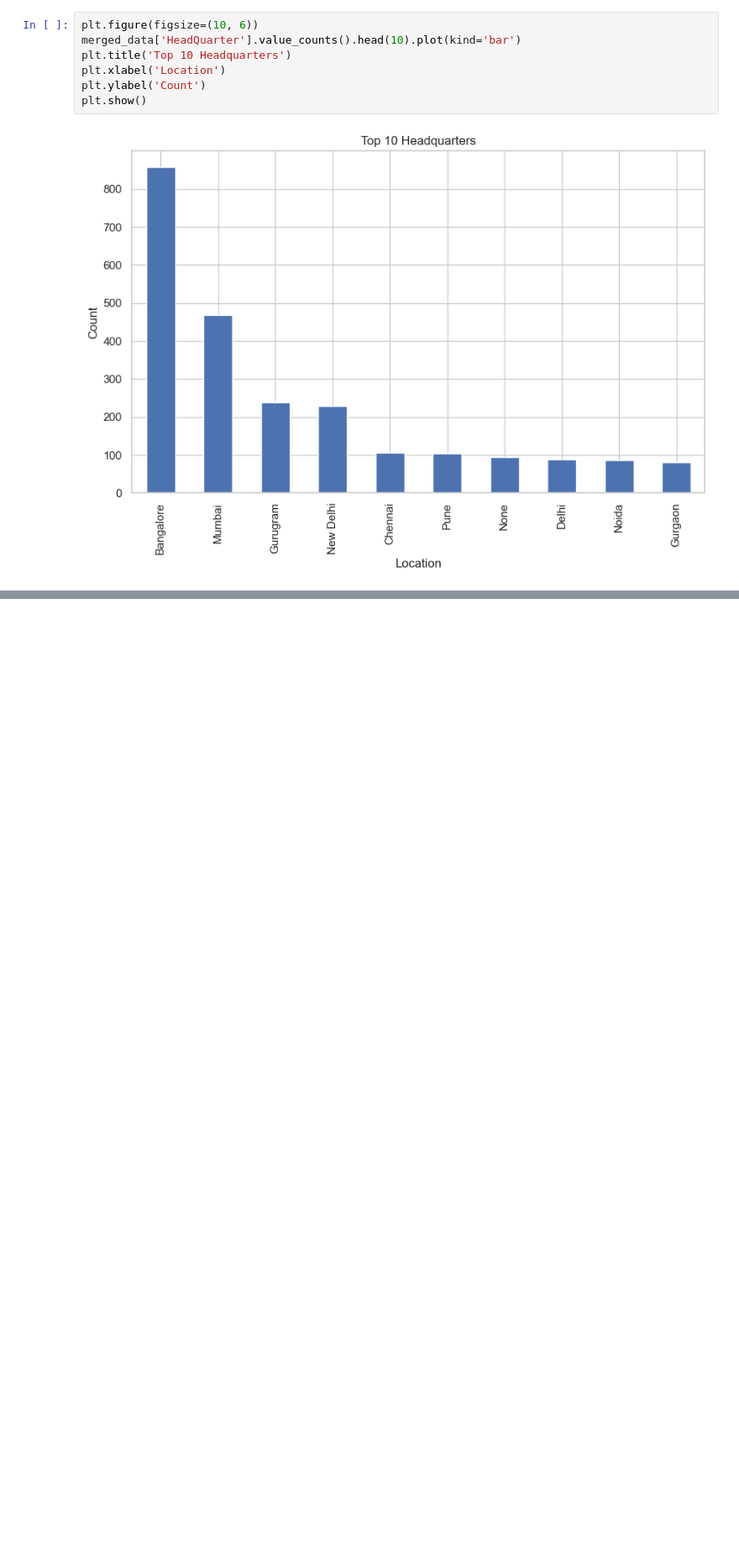
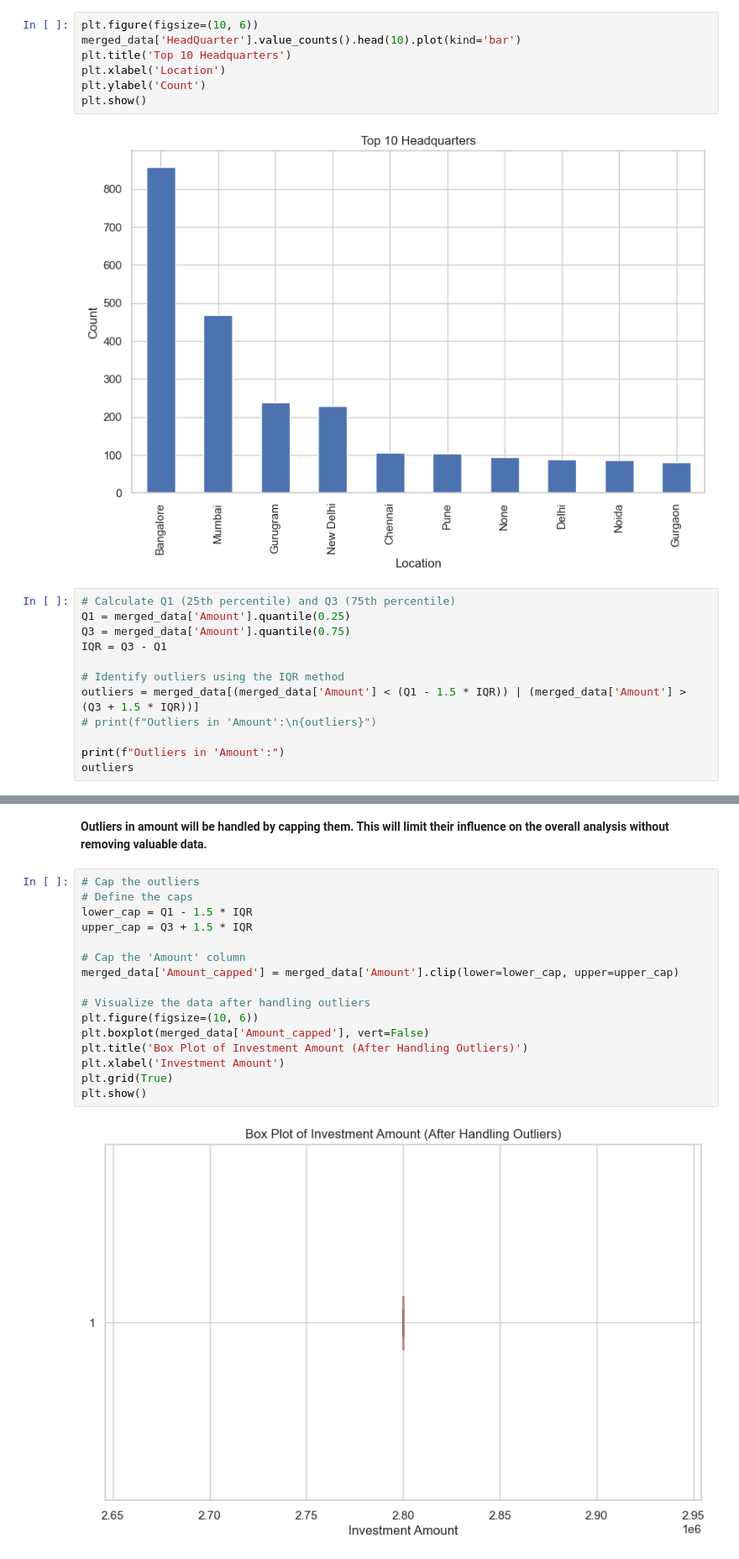
Before and after one commit to Ogoms/Analyzing-Indian-Startup-Funding-Trends-2018-2021-with-CRISP-DM, a Jupyter notebook: Notebook/Main.ipynb, the cells around one changed output, grey strips where cells are left out. Shown at 84% size. Cells and saved outputs as stored; diff of their text form; blank space fills up the shorter version.

```diff
--- a/Notebook/Main.ipynb
+++ b/Notebook/Main.ipynb
@@ -737,3 +729,15 @@ plt.ylabel('Count')
 plt.show()
 # %% [output]
 [figure]
+# %%
+# Calculate Q1 (25th percentile) and Q3 (75th percentile)
+Q1 = merged_data['Amount'].quantile(0.25)
+Q3 = merged_data['Amount'].quantile(0.75)
+IQR = Q3 - Q1
+
+# Identify outliers using the IQR method
+outliers = merged_data[(merged_data['Amount'] < (Q1 - 1.5 * IQR)) | (merged_data['Amount'] > (Q3 + 1.5 * IQR))]
+# print(f"Outliers in 'Amount':\n{outliers}")
+
+print(f"Outliers in 'Amount':")
+outliers
@@ -739,0 +759,20 @@ plt.show()
+# %% [markdown]
+**Outliers in amount will be handled by capping them. This will limit their influence on the overall analysis without removing valuable data.**
+# %%
+# Cap the outliers
+# Define the caps
+lower_cap = Q1 - 1.5 * IQR
+upper_cap = Q3 + 1.5 * IQR
+
+# Cap the 'Amount' column
+merged_data['Amount_capped'] = merged_data['Amount'].clip(lower=lower_cap, upper=upper_cap)
+
+# Visualize the data after handling outliers
+plt.figure(figsize=(10, 6))
+plt.boxplot(merged_data['Amount_capped'], vert=False)
+plt.title('Box Plot of Investment Amount (After Handling Outliers)')
+plt.xlabel('Investment Amount')
+plt.grid(True)
+plt.show()
+# %% [output]
+[figure, added]
```
Also changed, not shown: parts of 5 cells of this notebook, 1 other file.
